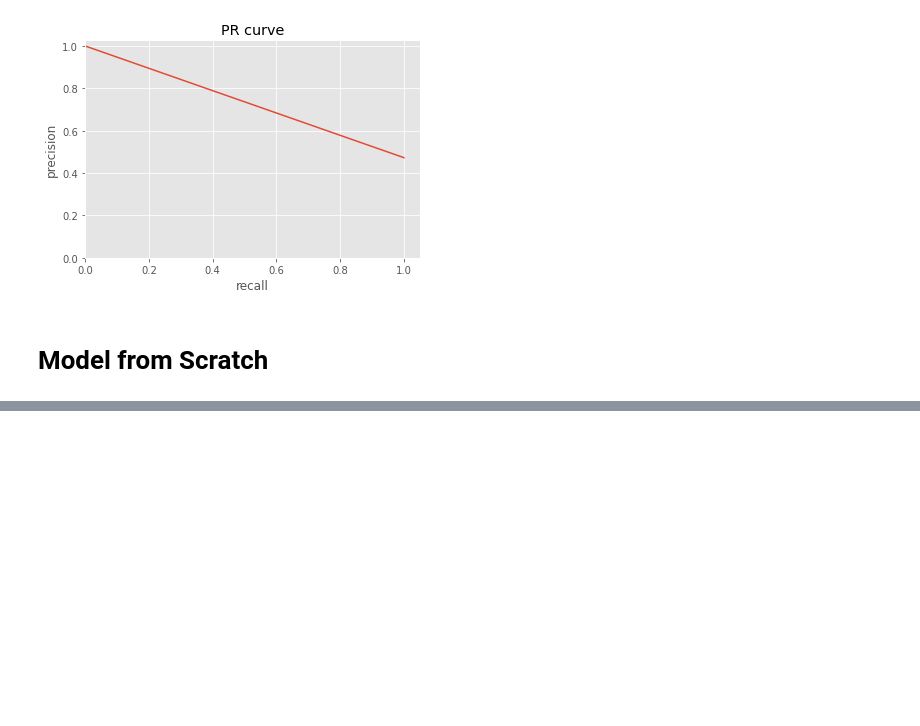
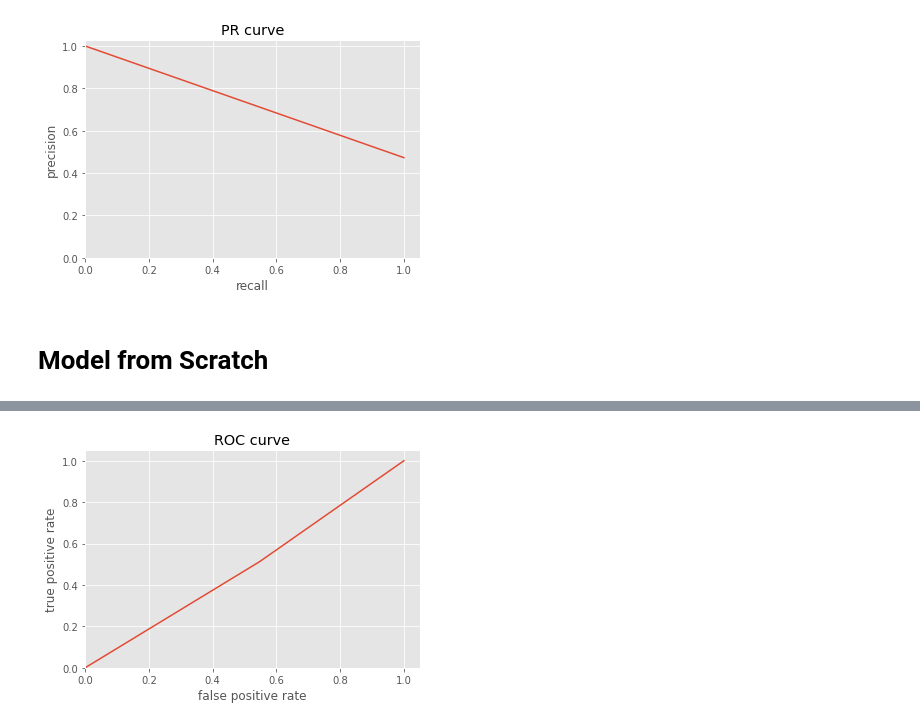
Before and after one commit to schauppi/HTSR_Handwritten_Text_Similarity_Recognition, a Jupyter notebook: experiments.ipynb, the cells around one changed output, grey strips where cells are left out. Cells and saved outputs as stored; diff of their text form; code cells hidden in the pictures; blank space fills up the shorter version.

```diff
--- a/experiments.ipynb
+++ b/experiments.ipynb
@@ -600,0 +623,4 @@ Epoch 5/5
+# %%
+plot_roc_curve(preds, labels)
+# %% [output]
+[figure, added]
```
Also changed, not shown: parts of 9 cells of this notebook.
